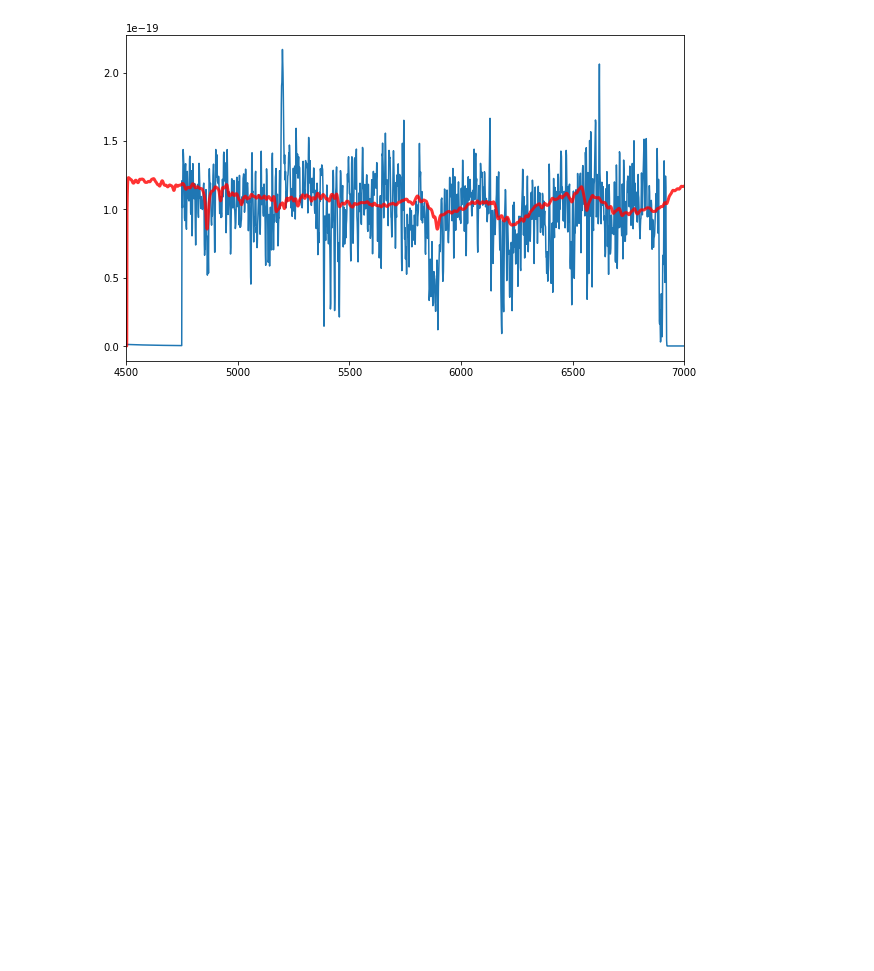
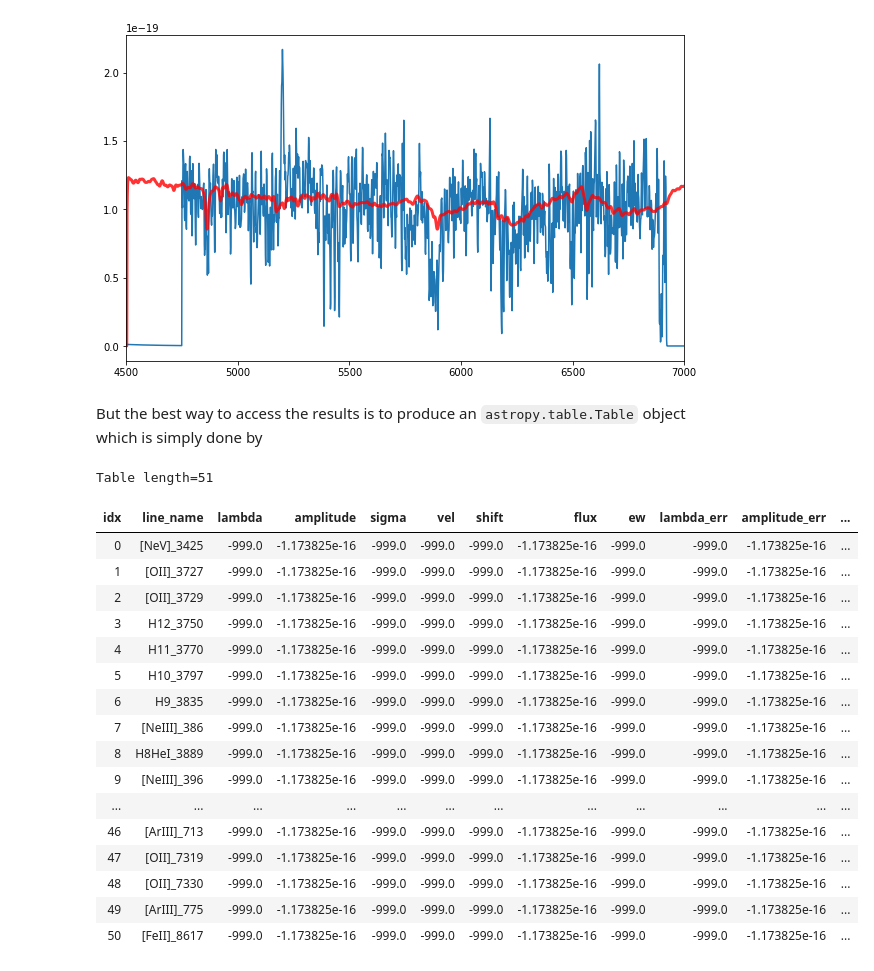
Before and after one commit to miguelverdugo/pyFADO, a Jupyter notebook: notebooks/example_pyFADO.ipynb, the cells around one changed output. Drawn from its saved outputs; the diff is of its cells as text; code cells hidden in the pictures; blank space fills up the shorter version.

```diff
--- a/notebooks/example_pyFADO.ipynb
+++ b/notebooks/example_pyFADO.ipynb
@@ -5,5 +19,5 @@ import matplotlib.pyplot as plt
 # %%
 spec_name = "spec_wcs1d_p17q10_new_der.fits.output3"
-path = "/home/mverdugo/MyCodes/pyFADO/data"
+path = "/home/mverdugo/work/MyCodes/pyFADO/data"
 path = os.path.join(path,spec_name)
 fado  = pyfado.FadoLoad(path)
@@ -123,3 +180,31 @@ plt.xlim(4500,7000)
 # %% [output]
 (4500, 7000)
 [figure]
+# %% [markdown]
+But the best way to access the results is to produce an ``astropy.table.Table`` object which is simply done by
+# %%
+table = emlines.to_table()
+
+# and save the results
+table.write(path + "_table.tfits", format="fits", overwrite=True)
+# and show the in notebook
+table.show_in_notebook()
+# %% [output]
+Table length=51
+| idx | line_name | lambda | amplitude | sigma | vel | shift | flux | ew | lambda_err | amplitude_err | ... |
+| 0 | [NeV]_3425 | -999.0 | -1.173825e-16 | -999.0 | -999.0 | -999.0 | -1.173825e-16 | -999.0 | -999.0 | -1.173825e-16 | ... |
+| 1 | [OII]_3727 | -999.0 | -1.173825e-16 | -999.0 | -999.0 | -999.0 | -1.173825e-16 | -999.0 | -999.0 | -1.173825e-16 | ... |
+| 2 | [OII]_3729 | -999.0 | -1.173825e-16 | -999.0 | -999.0 | -999.0 | -1.173825e-16 | -999.0 | -999.0 | -1.173825e-16 | ... |
+| 3 | H12_3750 | -999.0 | -1.173825e-16 | -999.0 | -999.0 | -999.0 | -1.173825e-16 | -999.0 | -999.0 | -1.173825e-16 | ... |
+| 4 | H11_3770 | -999.0 | -1.173825e-16 | -999.0 | -999.0 | -999.0 | -1.173825e-16 | -999.0 | -999.0 | -1.173825e-16 | ... |
+| 5 | H10_3797 | -999.0 | -1.173825e-16 | -999.0 | -999.0 | -999.0 | -1.173825e-16 | -999.0 | -999.0 | -1.173825e-16 | ... |
+| 6 | H9_3835 | -999.0 | -1.173825e-16 | -999.0 | -999.0 | -999.0 | -1.173825e-16 | -999.0 | -999.0 | -1.173825e-16 | ... |
+| 7 | [NeIII]_386 | -999.0 | -1.173825e-16 | -999.0 | -999.0 | -999.0 | -1.173825e-16 | -999.0 | -999.0 | -1.173825e-16 | ... |
+| 8 | H8HeI_3889 | -999.0 | -1.173825e-16 | -999.0 | -999.0 | -999.0 | -1.173825e-16 | -999.0 | -999.0 | -1.173825e-16 | ... |
+| 9 | [NeIII]_396 | -999.0 | -1.173825e-16 | -999.0 | -999.0 | -999.0 | -1.173825e-16 | -999.0 | -999.0 | -1.173825e-16 | ... |
+| ... | ... | ... | ... | ... | ... | ... | ... | ... | ... | ... | ... |
+| 46 | [ArIII]_713 | -999.0 | -1.173825e-16 | -999.0 | -999.0 | -999.0 | -1.173825e-16 | -999.0 | -999.0 | -1.173825e-16 | ... |
+| 47 | [OII]_7319 | -999.0 | -1.173825e-16 | -999.0 | -999.0 | -999.0 | -1.173825e-16 | -999.0 | -999.0 | -1.173825e-16 | ... |
+| 48 | [OII]_7330 | -999.0 | -1.173825e-16 | -999.0 | -999.0 | -999.0 | -1.173825e-16 | -999.0 | -999.0 | -1.173825e-16 | ... |
+| 49 | [ArIII]_775 | -999.0 | -1.173825e-16 | -999.0 | -999.0 | -999.0 | -1.173825e-16 | -999.0 | -999.0 | -1.173825e-16 | ... |
+| 50 | [FeII]_8617 | -999.0 | -1.173825e-16 | -999.0 | -999.0 | -999.0 | -1.173825e-16 | -999.0 | -999.0 | -1.173825e-16 | ... |
```
Also changed, not shown: parts of 11 cells of this notebook.
